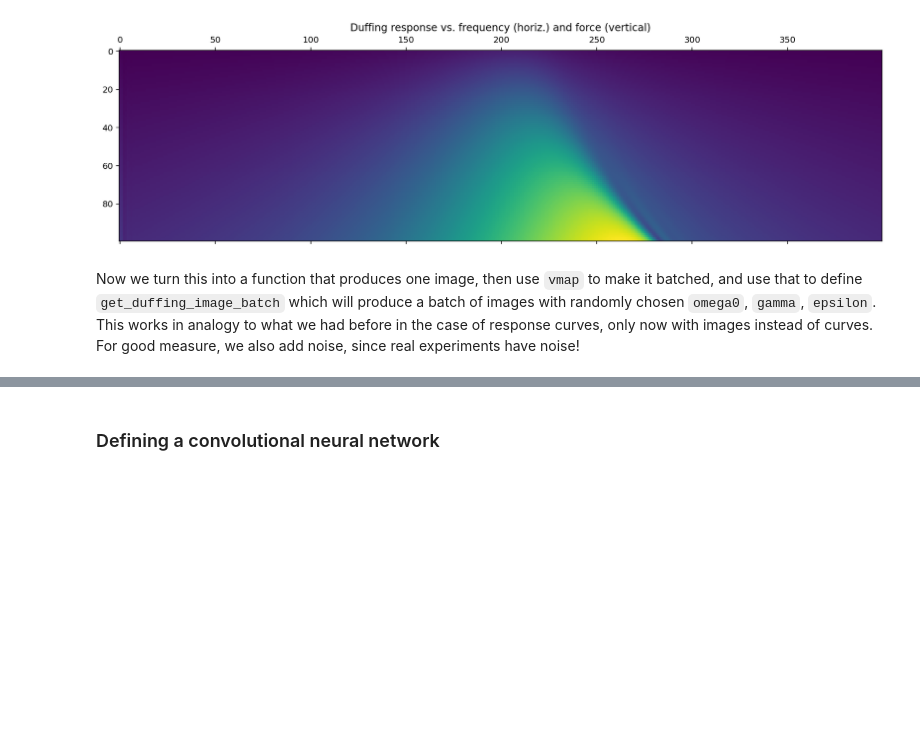
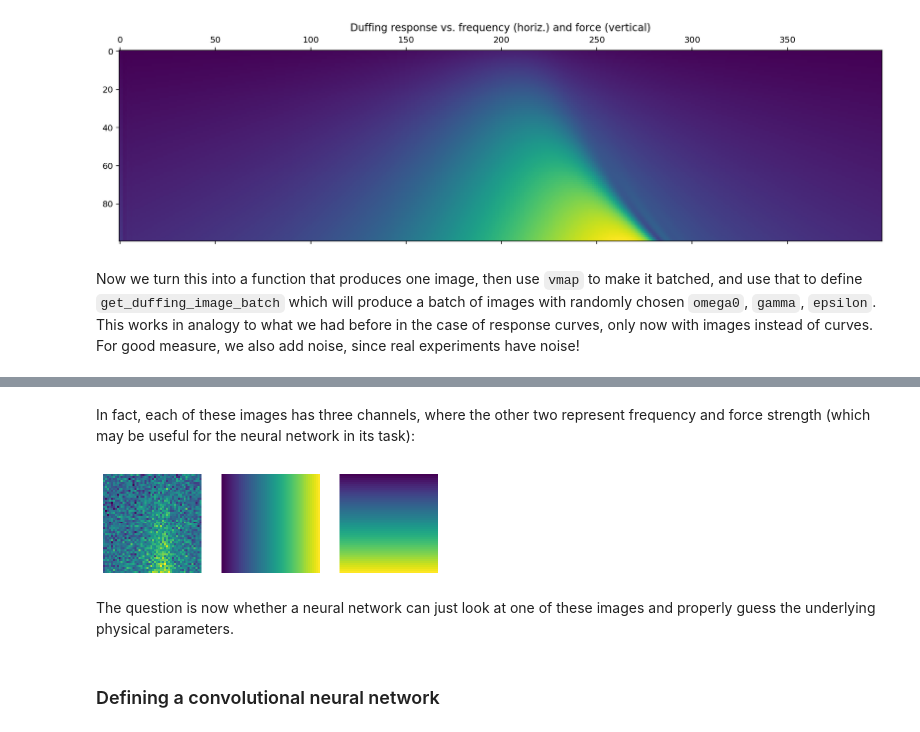
Before and after one commit to FlorianMarquardt/MachineLearningThreeEasyLessons, a Jupyter notebook: 2024_09_Trieste_Duffing_Example.ipynb, the cells around one changed output, grey strips where cells are left out. Saved outputs shown, nothing was run; the diff lists cells and outputs as text; code cells hidden in the pictures; blank space fills up the shorter version.

```diff
--- a/2024_09_Trieste_Duffing_Example.ipynb
+++ b/2024_09_Trieste_Duffing_Example.ipynb
@@ -525,2 +555,13 @@ for j in range(5):
+# %% [markdown]
+In fact, each of these images has three channels, where the other two represent frequency and force strength (which may be useful for the neural network in its task):
+# %%
+fig,ax=plt.subplots(ncols=3)
+for j in range(3):
+    ax[j].matshow(img_batch[0,j])
+    ax[j].axis('off')
+# %% [output]
+[figure, added]
+# %% [markdown]
+The question is now whether a neural network can just look at one of these images and properly guess the underlying physical parameters.
 # %% [markdown]
 ### Defining a convolutional neural network
```
Also changed, not shown: parts of 16 cells of this notebook.
